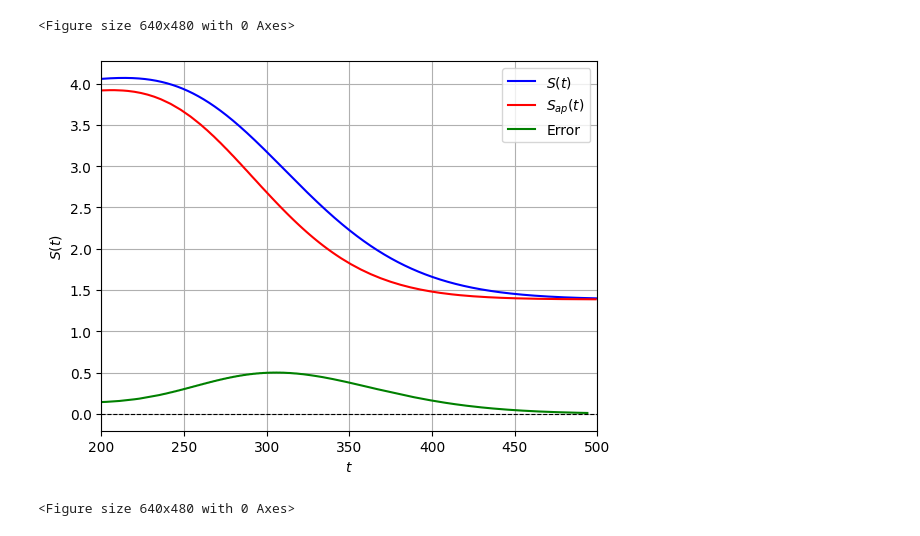
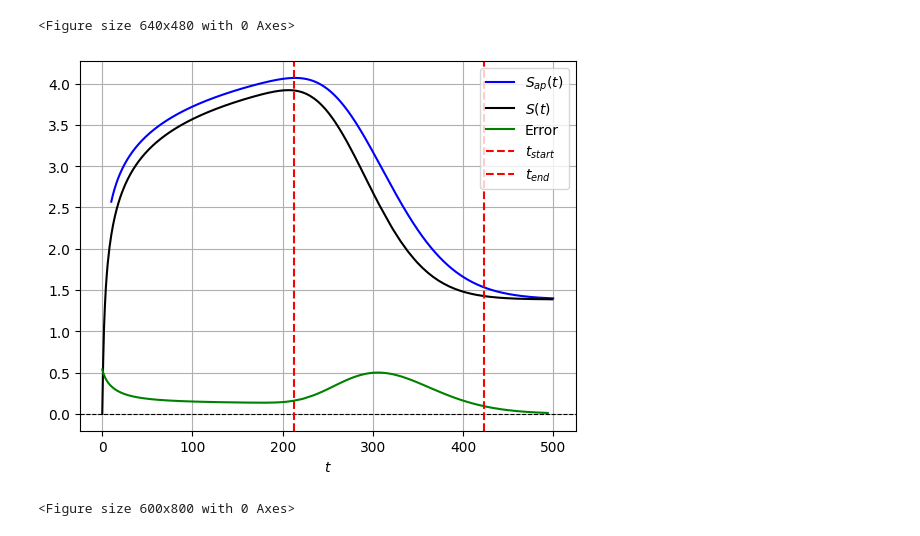
Before and after one commit to pedrolinckm/OQW-Thermodynamics, a Jupyter notebook: thermodynamics_oqw.ipynb, the cells around one changed output. Cells and saved outputs as stored; diff of their text form; code cells hidden in the pictures.

```diff
--- a/thermodynamics_oqw.ipynb
+++ b/thermodynamics_oqw.ipynb
@@ -300,47 +300,59 @@ plt.savefig("oqw_entropy.pgf")
 <Figure size 640x480 with 0 Axes>
 # %%
 #Analytic Entropy of OQW
-t_values_1 = np.linspace(10, 550, 10000)
-S_values_1 = S_corrected(100,2/3,t_values_1)
+N = 100
+omega = 2/3
 
 tmax = 500
+
+
+t_values_1 = np.linspace(10, tmax, 10000)
+S_values_1 = S_corrected(N,omega,t_values_1)
 
 t_values_2 = [0]*tmax
 
 for i in range(tmax):
     t_values_2[i] = i
 
 S_values_2 = []
 for t in range(len(t_values_2)):
-    S_values_2.append(S_entropy(100,2/3,t))
+    S_values_2.append(S_entropy(N,omega,t))
 
 
 t_values_3 = [0]*(tmax-5)
 for i in range(tmax-5):
     t_values_3[i] = i
 
 error = []
 for t in range(5,len(t_values_2)):
-    error.append(abs(S_values_2[t] - S_corrected(100,2/3,t)))
+    error.append(abs(S_values_2[t] - S_corrected(N,omega,t)))
 
 
 
 
-plt.plot(t_values_1, S_values_1, color = 'blue', label = '$S(t)$')
-plt.plot(t_values_2, S_values_2, color = 'red', label = '$S_{ap}(t)$')
+plt.plot(t_values_1, S_values_1, color = 'blue', label = '$S_{ap}(t)$')
+plt.plot(t_values_2, S_values_2, color = 'black', label = '$S(t)$')
 plt.plot(t_values_3, error, color = 'green', label = 'Error')
+
+tstart = t_start(N,omega)
+tend = t_end(N,omega)
 
 
 
 plt.axhline(0, color='black', linewidth=0.8, linestyle='--')
+
+plt.axvline(tstart, color='red', linestyle='--', label=r'$t_{start}$')
+plt.axvline(tend, color='red', linestyle='--', label=r'$t_{end}$')
+
+
 plt.xlabel(r'$t$')
-plt.ylabel('$S(t)$')
 plt.legend()
 plt.grid(True)
-plt.xlim(200,500)
 plt.show()
 
+plt.figure(figsize=(6,8))
+
 plt.savefig("comparison_oqw_entropy.pgf")
 # %% [output]
-[figure, old version]
+[figure, new version]
-<Figure size 640x480 with 0 Axes>
+<Figure size 600x800 with 0 Axes>
```
Also changed, not shown: parts of 2 cells of this notebook, 11 other files.
